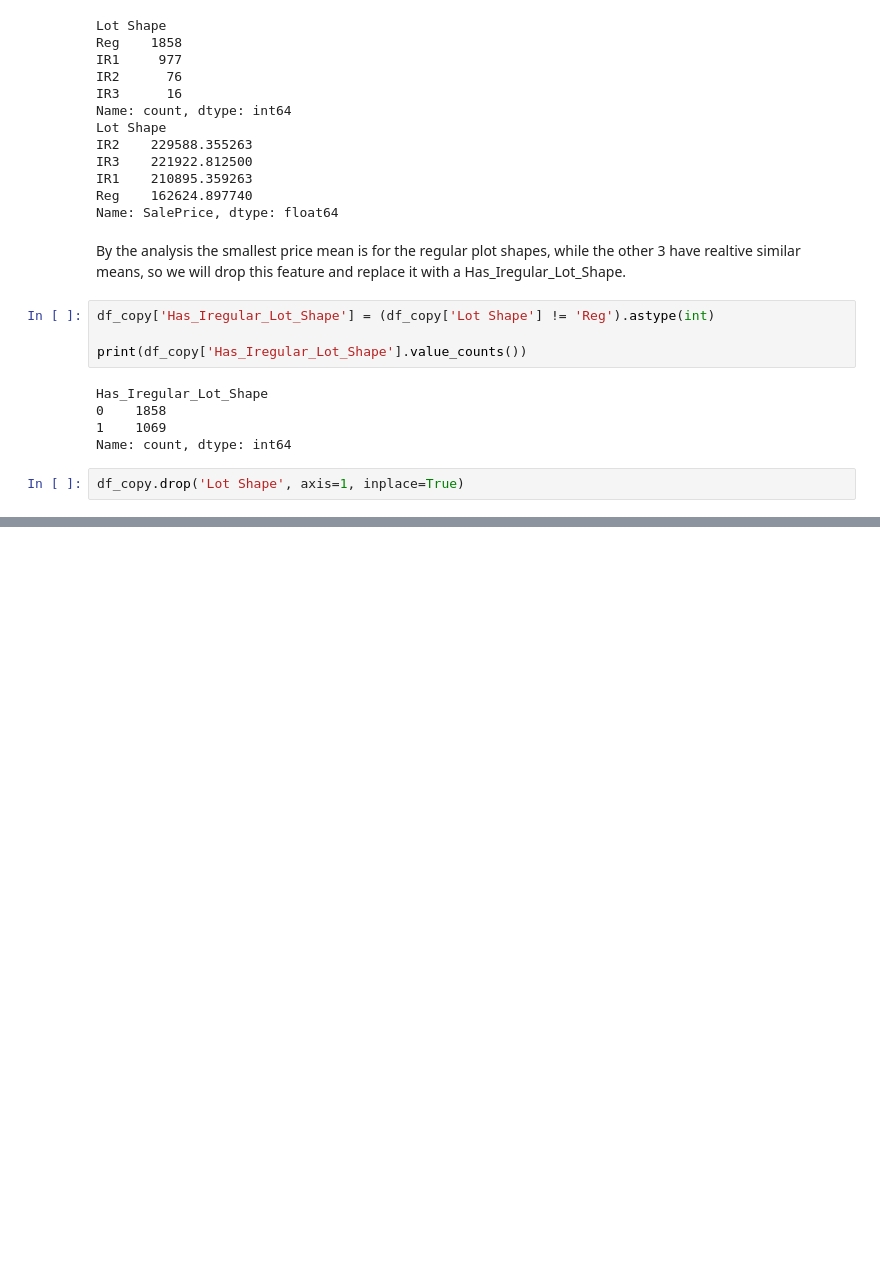
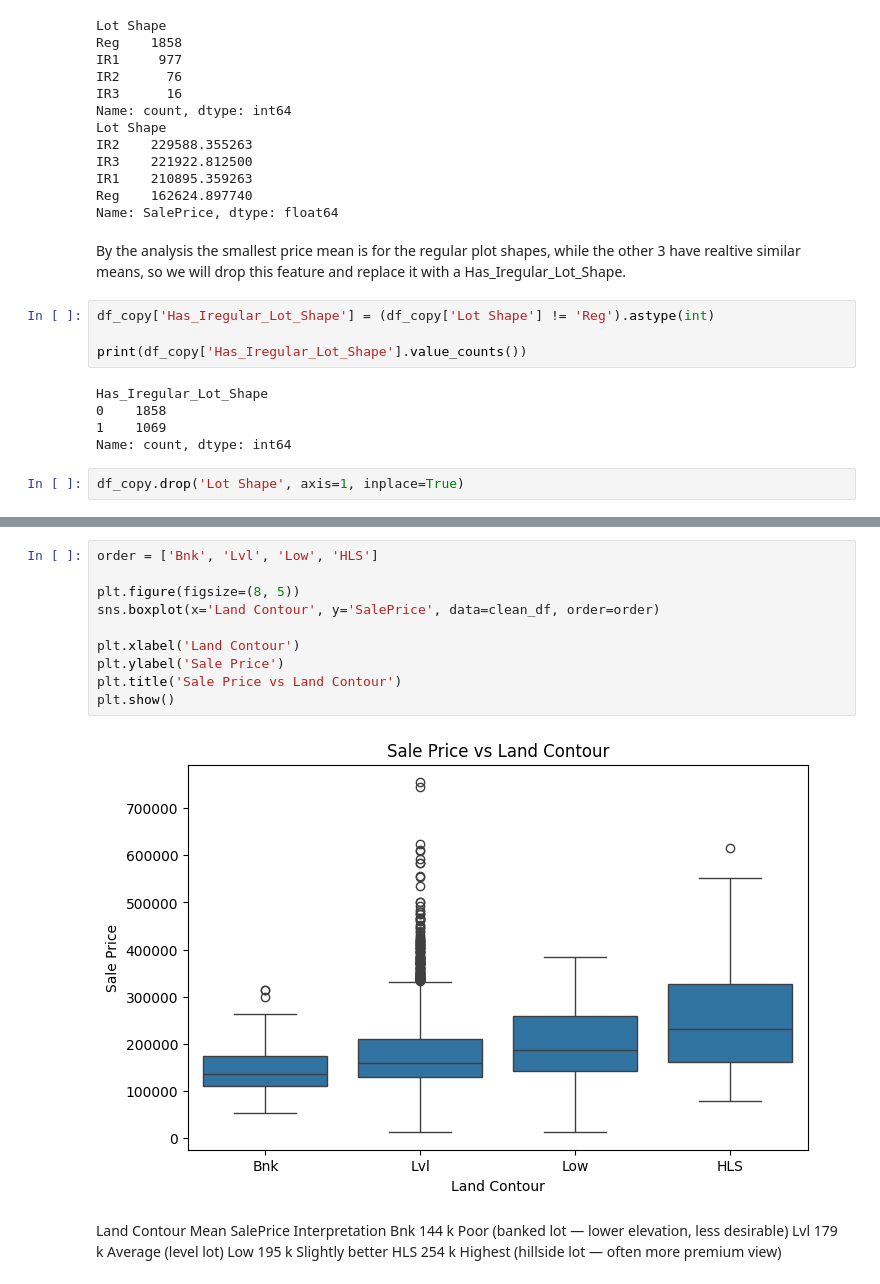
Before and after one commit to hedesiustefan/ML_Project, a Jupyter notebook: cat_feat_encode.ipynb, the cells around one changed output, grey strips where cells are left out. Saved outputs shown, nothing was run; the diff lists cells and outputs as text; blank space fills up the shorter version.

```diff
--- a/cat_feat_encode.ipynb
+++ b/cat_feat_encode.ipynb
@@ -125,0 +142,18 @@ df_copy.drop('Lot Shape', axis=1, inplace=True)
+# %%
+order = ['Bnk', 'Lvl', 'Low', 'HLS']
+
+plt.figure(figsize=(8, 5))
+sns.boxplot(x='Land Contour', y='SalePrice', data=clean_df, order=order)
+
+plt.xlabel('Land Contour')
+plt.ylabel('Sale Price')
+plt.title('Sale Price vs Land Contour')
+plt.show()
+# %% [output]
+[figure, added]
+# %% [markdown]
+Land Contour	Mean SalePrice	Interpretation
+Bnk	            144 k	        Poor (banked lot — lower elevation, less desirable)
+Lvl	            179 k	        Average (level lot)
+Low	            195 k	        Slightly better
+HLS	            254 k	        Highest (hillside lot — often more premium view)
```
Also changed, not shown: parts of 15 cells of this notebook.
